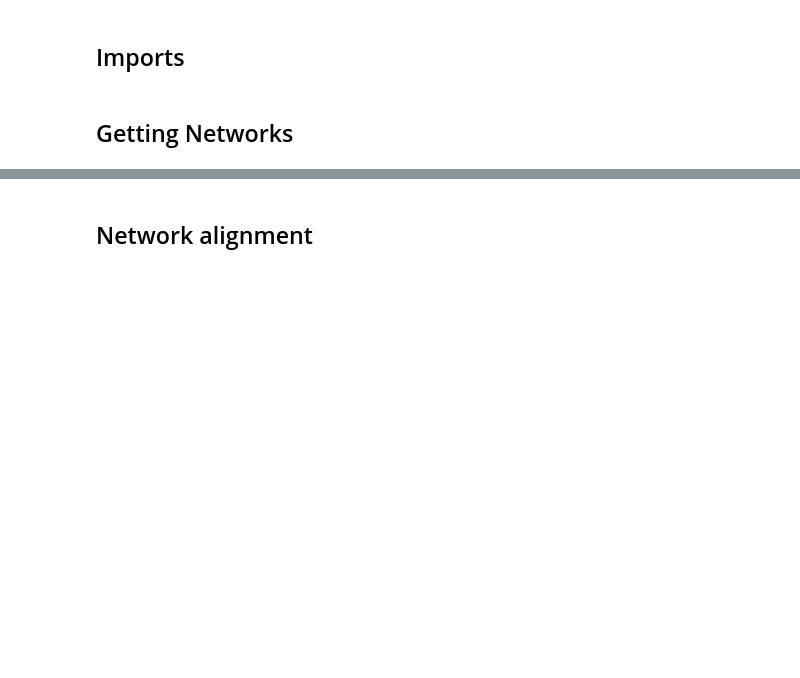
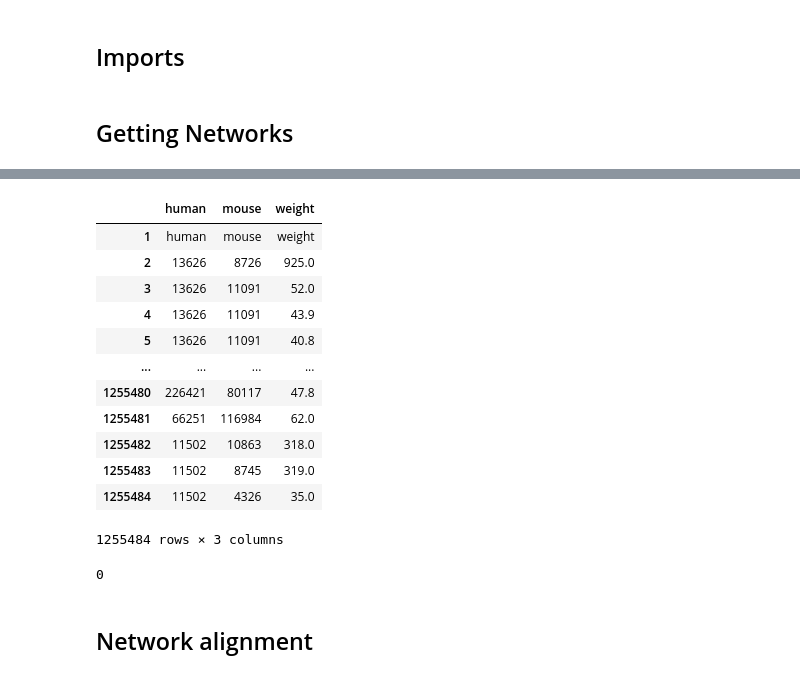
Before and after one commit to grsterin/MUNDO, a Jupyter notebook: notebooks/running_isorank.ipynb, the cells around one changed output, grey strips where cells are left out. Saved outputs shown, nothing was run; the diff lists cells and outputs as text; code cells hidden in the pictures; blank space fills up the shorter version.

```diff
--- a/notebooks/running_isorank.ipynb
+++ b/notebooks/running_isorank.ipynb
@@ -23,3 +55,28 @@ mouse_map = {k:i for i, k in enumerate(mouse_nodelist)}
+# %%
+df = pd.read_csv("../data/sequence_similarity/human-mouse/human-mouse-seq-sim-entrezgene.tsv", delim_whitespace = True, header = None)
+df.columns = ["human", "mouse", "weight"]
+df.to_csv("../data/sequence_similarity/human-mouse/human-mouse-seq-sim-entrezgene.tsv", sep = "\t", index=None)
+df = df.drop([0])
+df
+# %% [output]
+|  | human | mouse | weight |
+| 1 | human | mouse | weight |
+| 2 | 13626 | 8726 | 925.0 |
+| 3 | 13626 | 11091 | 52.0 |
+| 4 | 13626 | 11091 | 43.9 |
+| 5 | 13626 | 11091 | 40.8 |
+| ... | ... | ... | ... |
+| 1255480 | 226421 | 80117 | 47.8 |
+| 1255481 | 66251 | 116984 | 62.0 |
+| 1255482 | 11502 | 10863 | 318.0 |
+| 1255483 | 11502 | 8745 | 319.0 |
+| 1255484 | 11502 | 4326 | 35.0 |
+1255484 rows × 3 columns
+# %%
+E = np.zeros((100, 100))
+len(set(df[1].astype("str")).intersection(set(human_map.keys())))
+# %% [output]
+0
 # %% [markdown]
 ## Network alignment
 # %%
```
Also changed, not shown: parts of 2 cells of this notebook, 4 other files.
